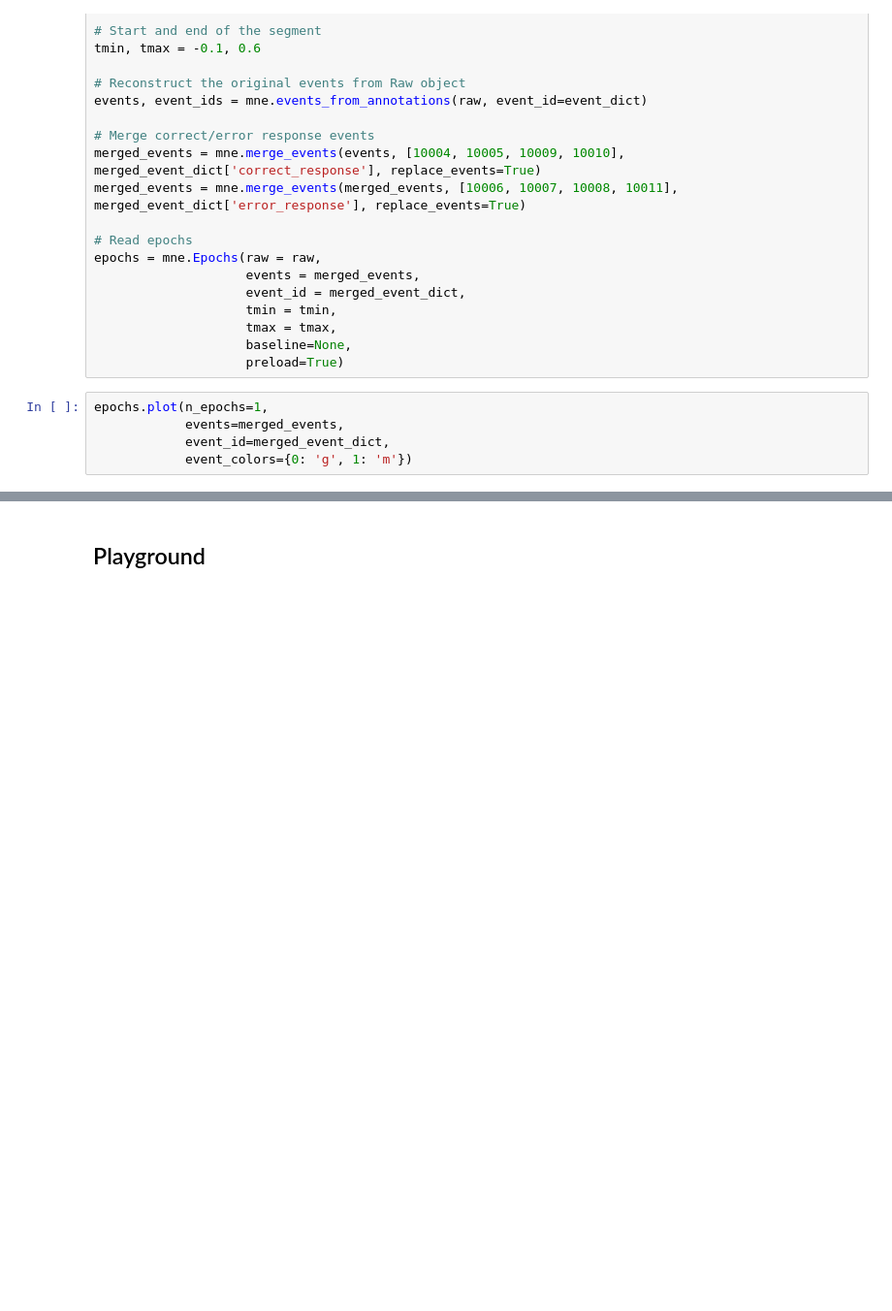
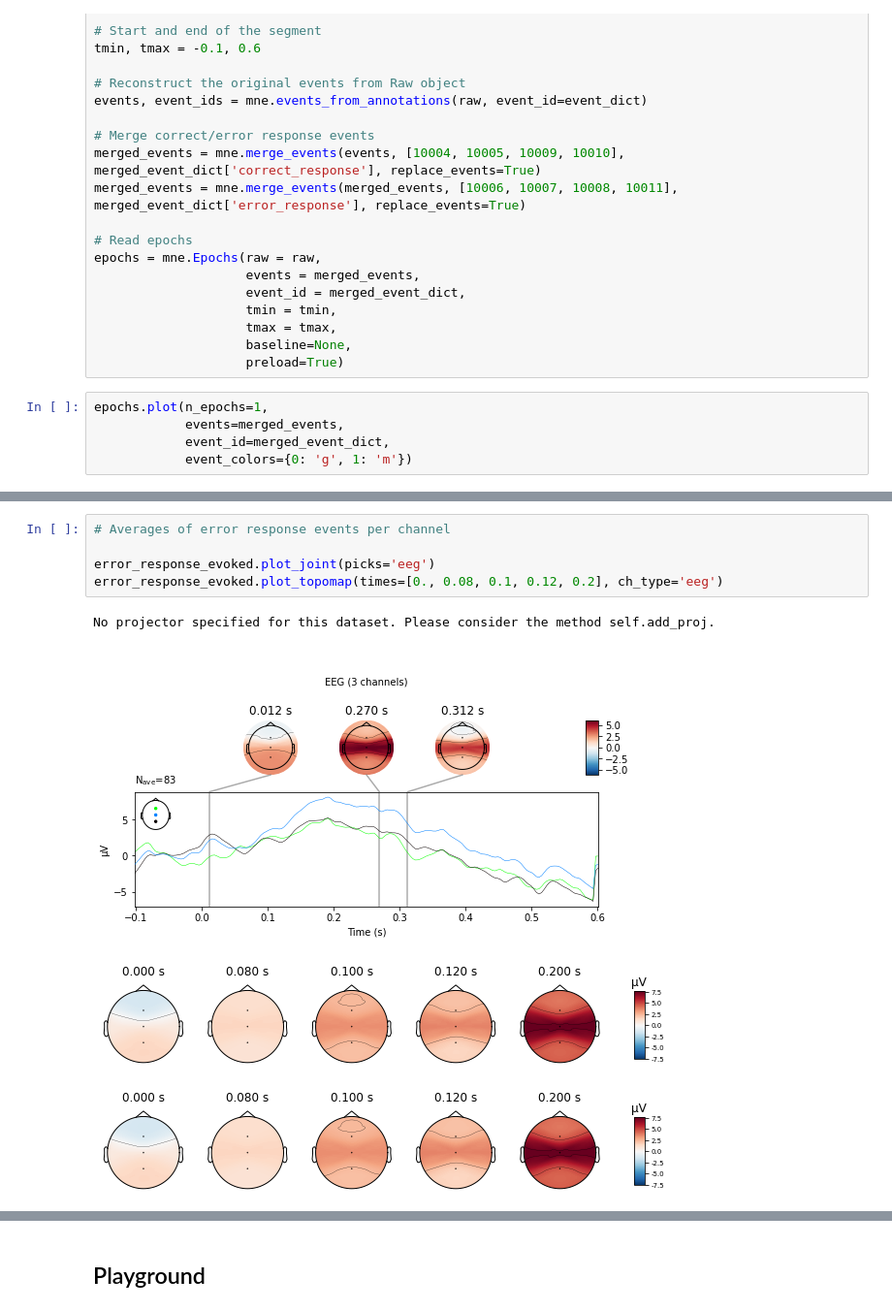
Before and after one commit to filyp/erpinator, a Jupyter notebook: read-data-poc.ipynb, the cells around one changed output, grey strips where cells are left out. Shown at 97% size. Saved outputs shown, nothing was run; the diff lists cells and outputs as text; blank space fills up the shorter version.

```diff
--- a/read-data-poc.ipynb
+++ b/read-data-poc.ipynb
@@ -54,0 +79,10 @@ epochs.plot(n_epochs=1,
+# %%
+# Averages of error response events per channel
+
+error_response_evoked.plot_joint(picks='eeg')
+error_response_evoked.plot_topomap(times=[0., 0.08, 0.1, 0.12, 0.2], ch_type='eeg')
+# %% [output]
+No projector specified for this dataset. Please consider the method self.add_proj.
+[figure, added]
+[figure, added]
+[figure, added]
```
Also changed, not shown: parts of 7 cells of this notebook.
